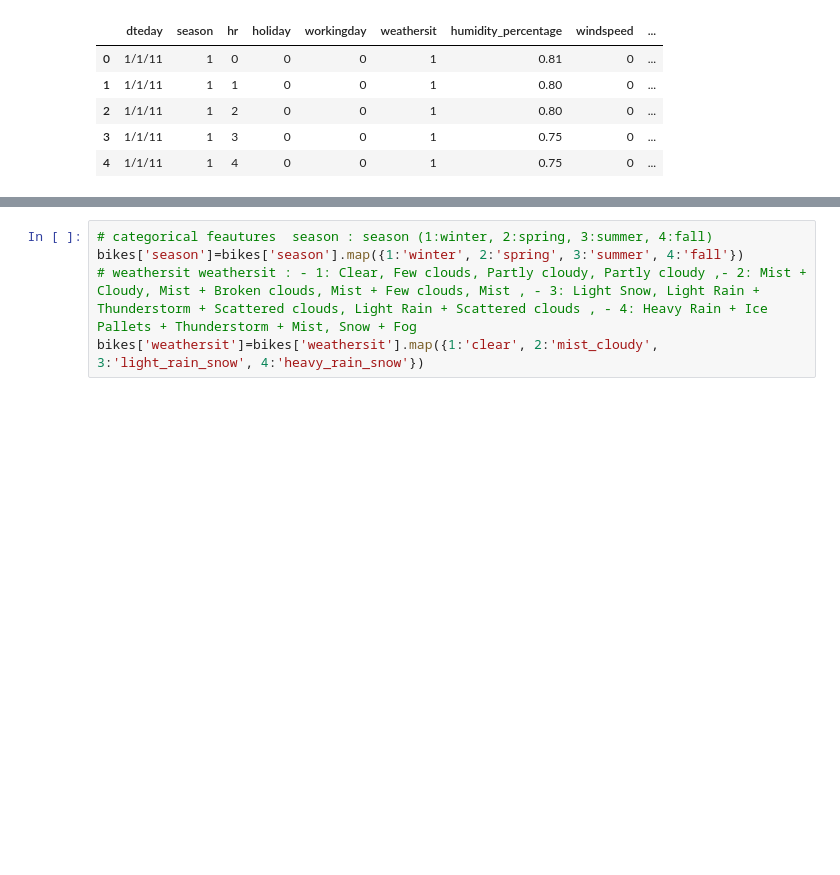
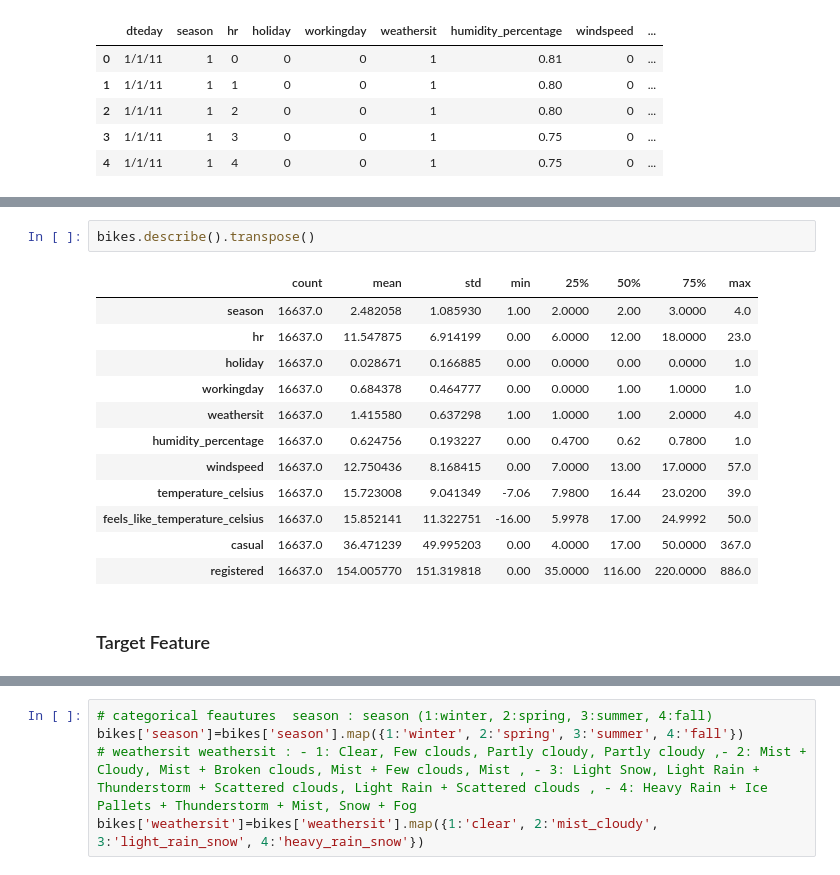
Before and after one commit to Kate-Strydom/cse450, a Jupyter notebook: notebooks/starter_bikes.ipynb, the cells around one changed output, grey strips where cells are left out. Cells and saved outputs as stored; diff of their text form; blank space fills up the shorter version.

```diff
--- a/notebooks/starter_bikes.ipynb
+++ b/notebooks/starter_bikes.ipynb
@@ -90 +106,18 @@ Name: season, dtype: int64
 Name: weathersit, dtype: int64
+# %%
+bikes.describe().transpose()
+# %% [output]
+|  | count | mean | std | min | 25% | 50% | 75% | max |
+| season | 16637.0 | 2.482058 | 1.085930 | 1.00 | 2.0000 | 2.00 | 3.0000 | 4.0 |
+| hr | 16637.0 | 11.547875 | 6.914199 | 0.00 | 6.0000 | 12.00 | 18.0000 | 23.0 |
+| holiday | 16637.0 | 0.028671 | 0.166885 | 0.00 | 0.0000 | 0.00 | 0.0000 | 1.0 |
+| workingday | 16637.0 | 0.684378 | 0.464777 | 0.00 | 0.0000 | 1.00 | 1.0000 | 1.0 |
+| weathersit | 16637.0 | 1.415580 | 0.637298 | 1.00 | 1.0000 | 1.00 | 2.0000 | 4.0 |
+| humidity_percentage | 16637.0 | 0.624756 | 0.193227 | 0.00 | 0.4700 | 0.62 | 0.7800 | 1.0 |
+| windspeed | 16637.0 | 12.750436 | 8.168415 | 0.00 | 7.0000 | 13.00 | 17.0000 | 57.0 |
+| temperature_celsius | 16637.0 | 15.723008 | 9.041349 | -7.06 | 7.9800 | 16.44 | 23.0200 | 39.0 |
+| feels_like_temperature_celsius | 16637.0 | 15.852141 | 11.322751 | -16.00 | 5.9978 | 17.00 | 24.9992 | 50.0 |
+| casual | 16637.0 | 36.471239 | 49.995203 | 0.00 | 4.0000 | 17.00 | 50.0000 | 367.0 |
+| registered | 16637.0 | 154.005770 | 151.319818 | 0.00 | 35.0000 | 116.00 | 220.0000 | 886.0 |
+# %% [markdown]
+### Target Feature
```
Also changed, not shown: parts of 26 cells of this notebook.
